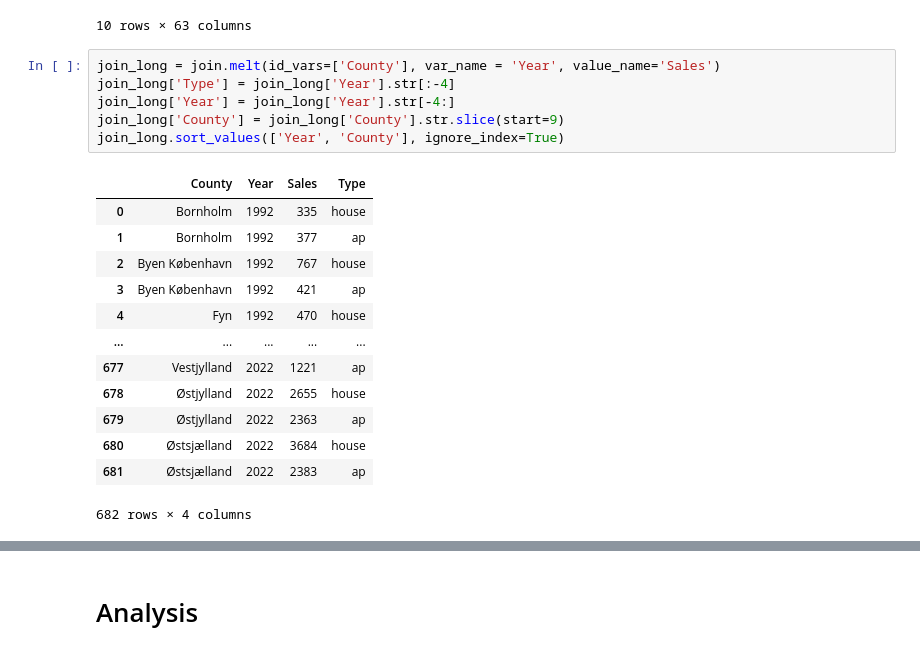
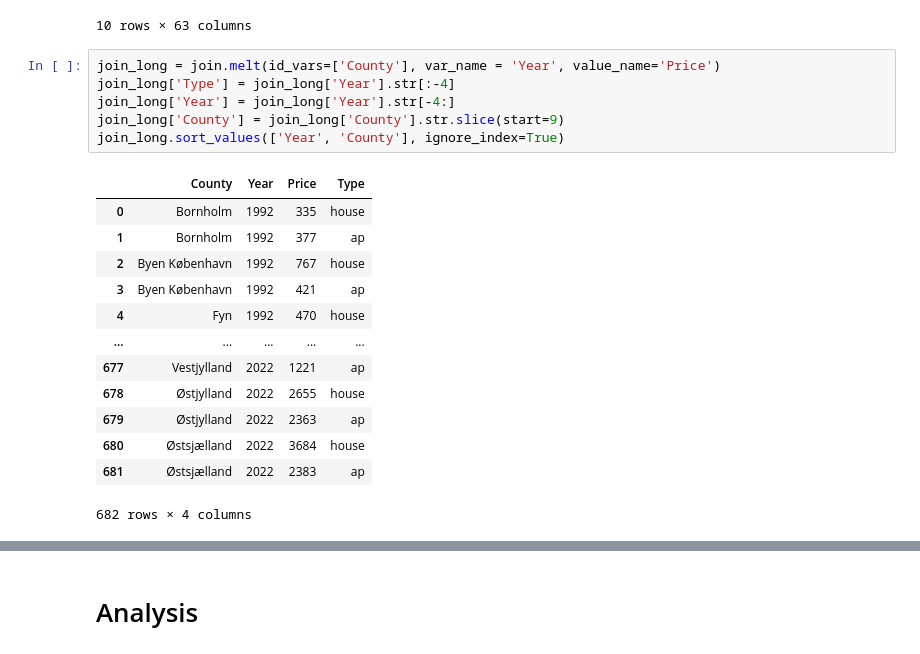
Before and after one commit to NumEconCopenhagen/projects-2023-jps, a Jupyter notebook: dataproject/dataproject.ipynb, the cells around one changed output, grey strips where cells are left out. Saved outputs shown, nothing was run; the diff lists cells and outputs as text.

```diff
--- a/dataproject/dataproject.ipynb
+++ b/dataproject/dataproject.ipynb
@@ -337,13 +338,13 @@ join.head(10)
 | 9 | Landsdel Vestjylland | 471 | 483 | 530 | 558 | 617 | 646 | 699 | 737 | ... |
 10 rows × 63 columns
 # %%
-join_long = join.melt(id_vars=['County'], var_name = 'Year', value_name='Sales')
+join_long = join.melt(id_vars=['County'], var_name = 'Year', value_name='Price')
 join_long['Type'] = join_long['Year'].str[:-4]
 join_long['Year'] = join_long['Year'].str[-4:]
 join_long['County'] = join_long['County'].str.slice(start=9)
 join_long.sort_values(['Year', 'County'], ignore_index=True)
 # %% [output]
-|  | County | Year | Sales | Type |
+|  | County | Year | Price | Type |
 | 0 | Bornholm | 1992 | 335 | house |
 | 1 | Bornholm | 1992 | 377 | ap |
 | 2 | Byen København | 1992 | 767 | house |
```
Also changed, not shown: parts of 3 cells of this notebook.
